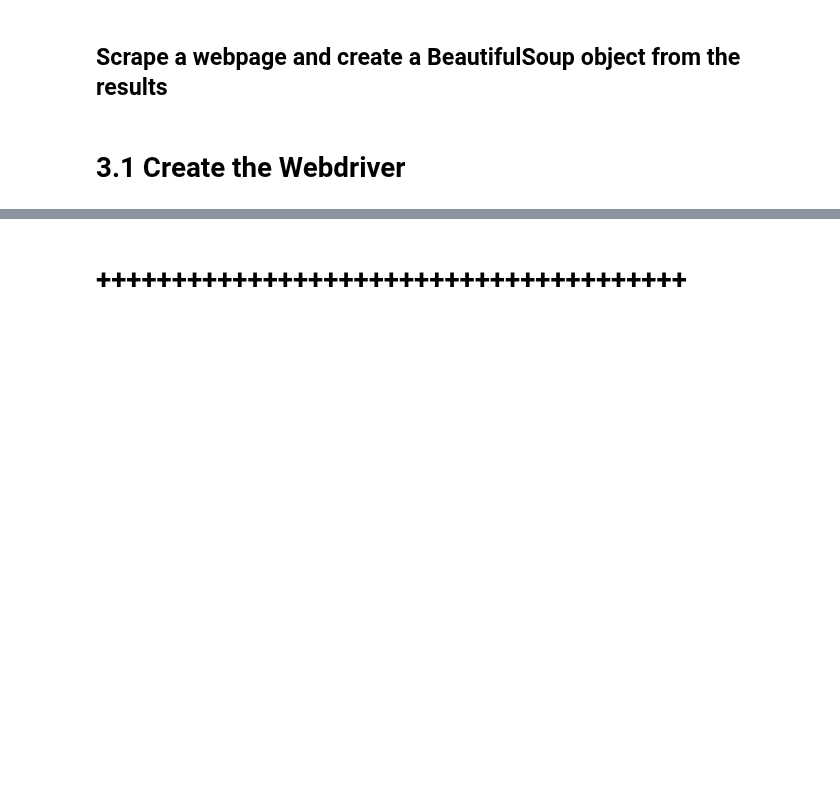
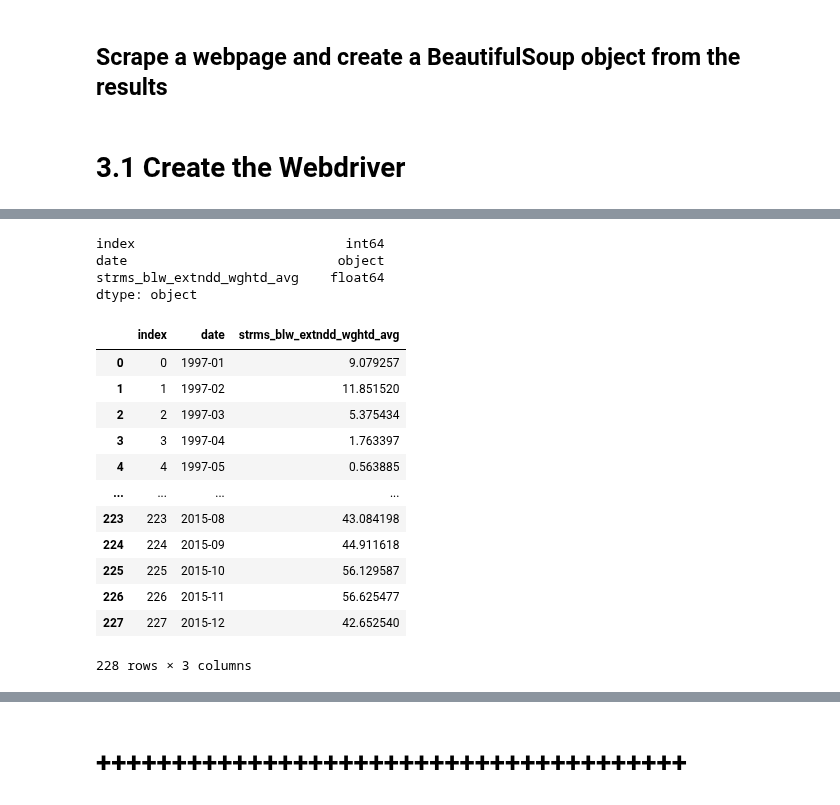
Before and after one commit to vc-adams/Idaho_Wildfires_Dashboard, a Jupyter notebook: Collect_WaterWatch_Data_20210201_2308_Google_Colab.ipynb, the cells around one changed output, grey strips where cells are left out. Cells and saved outputs as stored; diff of their text form; code cells hidden in the pictures; blank space fills up the shorter version.

```diff
--- a/Collect_WaterWatch_Data_20210201_2308_Google_Colab.ipynb
+++ b/Collect_WaterWatch_Data_20210201_2308_Google_Colab.ipynb
@@ -2189,0 +2147,24 @@ select.select_by_value('dailystagedischarge')
+# %%
+mnth_lngth_df.head()
+mnth_lngth_df = mnth_lngth_df.reset_index(drop = False)
+mnth_lngth_df["date"] = mnth_lngth_df["date"].astype(object)
+print(mnth_lngth_df.dtypes)
+mnth_lngth_df
+# %% [output]
+index                           int64
+date                           object
+strms_blw_extndd_wghtd_avg    float64
+dtype: object
+|  | index | date | strms_blw_extndd_wghtd_avg |
+| 0 | 0 | 1997-01 | 9.079257 |
+| 1 | 1 | 1997-02 | 11.851520 |
+| 2 | 2 | 1997-03 | 5.375434 |
+| 3 | 3 | 1997-04 | 1.763397 |
+| 4 | 4 | 1997-05 | 0.563885 |
+| ... | ... | ... | ... |
+| 223 | 223 | 2015-08 | 43.084198 |
+| 224 | 224 | 2015-09 | 44.911618 |
+| 225 | 225 | 2015-10 | 56.129587 |
+| 226 | 226 | 2015-11 | 56.625477 |
+| 227 | 227 | 2015-12 | 42.652540 |
+228 rows × 3 columns
```
Also changed, not shown: parts of 30 cells of this notebook.
